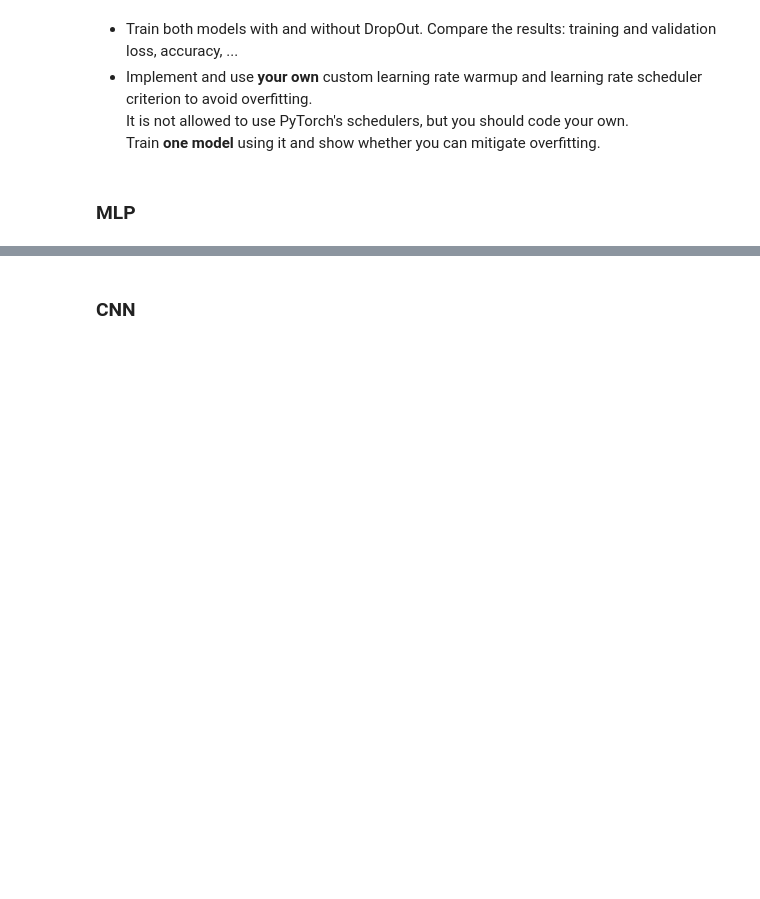
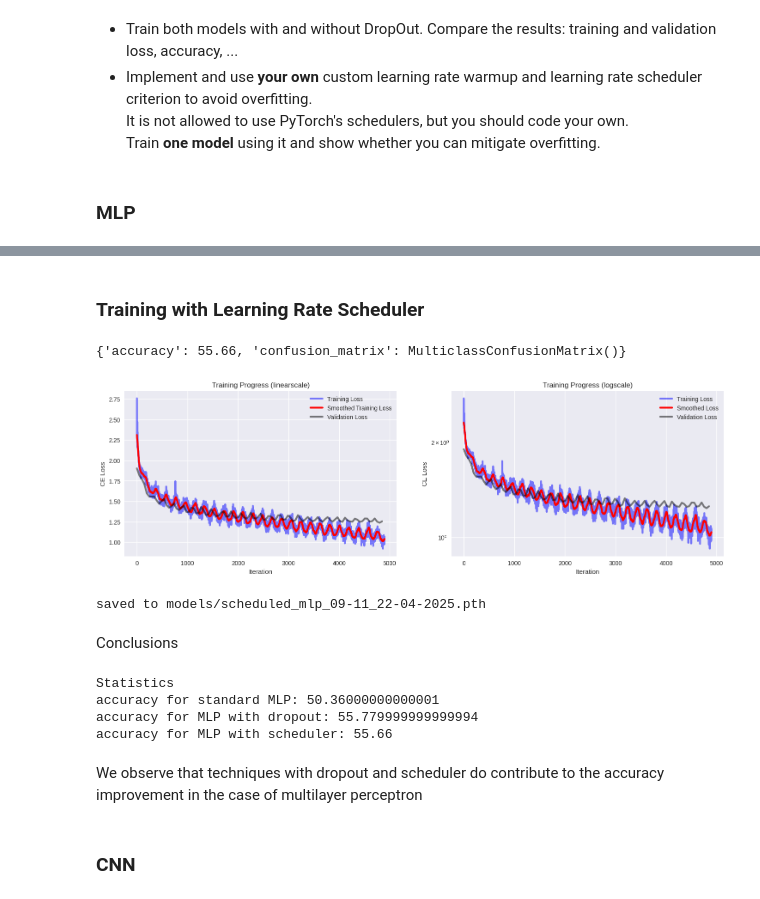
Before and after one commit to kel16/CudaLabTasksSS25, a Jupyter notebook: Session1/Solution1.ipynb, the cells around one changed output, grey strips where cells are left out. Cells and saved outputs as stored; diff of their text form; code cells hidden in the pictures; blank space fills up the shorter version.

Commit message:
saved notebook outputs

```diff
--- a/Session1/Solution1.ipynb
+++ b/Session1/Solution1.ipynb
@@ -223,3 +243,52 @@ save_model_config(mlp, 'dropout_mlp')
+# %% [markdown]
+### Training with Learning Rate Scheduler
+# %%
+# define new model
+mlp_with_scheduler = MLP(INPUT_DIM, hidden_dim, OUTPUT_DIM, use_dropout=True)
+mlp_with_scheduler = mlp_with_scheduler.to(device)
+
+# criterion, optimizer
+mlp_with_scheduler_criterion = nn.CrossEntropyLoss()
+mlp_with_scheduler_optimizer = torch.optim.Adam(mlp_with_scheduler.parameters(), lr=LR)
+
+WARMUP_EPOCHS = 5
+
+# apply cosine rate decay after warmup phase
+decay_func=lambda e: cosine_decay(e, epochs=(NUM_EPOCHS - WARMUP_EPOCHS))
+lr_scheduler_mlp = LearningRateScheduler(LR, mlp_with_scheduler_optimizer, decay_func, WARMUP_EPOCHS)
+# %%
+# train the model
+mlp_with_scheduler_losses = train(mlp_with_scheduler, NUM_EPOCHS, train_loader, eval_loader, device,
+                                  mlp_with_scheduler_criterion, mlp_with_scheduler_optimizer, lr_scheduler_mlp)
+
+# evaluation
+confmat_with_scheduler = MulticlassConfusionMatrix(num_classes=OUTPUT_DIM).to(device)
+metrics_with_scheduler = evaluate(mlp_with_scheduler, eval_loader, device, confmat_with_scheduler)
+print(metrics_with_scheduler)
+# %% [output]
+{'accuracy': 55.66, 'confusion_matrix': MulticlassConfusionMatrix()}
+# %%
+plot_learning_curve(mlp_with_scheduler_losses[0], mlp_with_scheduler_losses[1], len(mlp_with_scheduler_losses[0])//len(mlp_with_scheduler_losses[1]))
+# %% [output]
+[figure, added]
+# %%
+save_model_config(mlp, 'scheduled_mlp')
+# %% [output]
+saved to models/scheduled_mlp_09-11_22-04-2025.pth
+# %% [markdown]
+Conclusions
+# %%
+print(f"Statistics")
+print(f"accuracy for standard MLP: {mlp_metrics['accuracy']}")
+print(f"accuracy for MLP with dropout: {metrics_mlp_with_dropout['accuracy']}")
+print(f"accuracy for MLP with scheduler: {metrics_with_scheduler['accuracy']}")
+# %% [output]
+Statistics
+accuracy for standard MLP: 50.36000000000001
+accuracy for MLP with dropout: 55.779999999999994
+accuracy for MLP with scheduler: 55.66
+# %% [markdown]
+We observe that techniques with dropout and scheduler do contribute to the accuracy improvement in the case of multilayer perceptron
 # %% [markdown]
 ### CNN
 # %%
```
Also changed, not shown: parts of 9 cells of this notebook.
